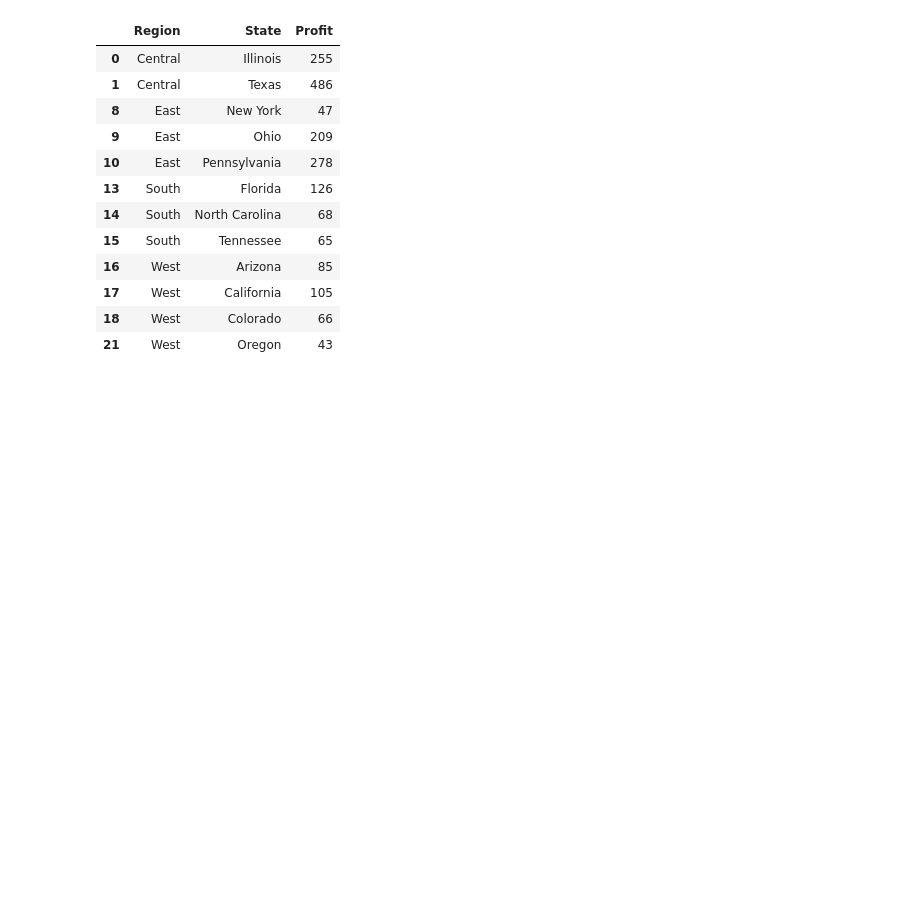
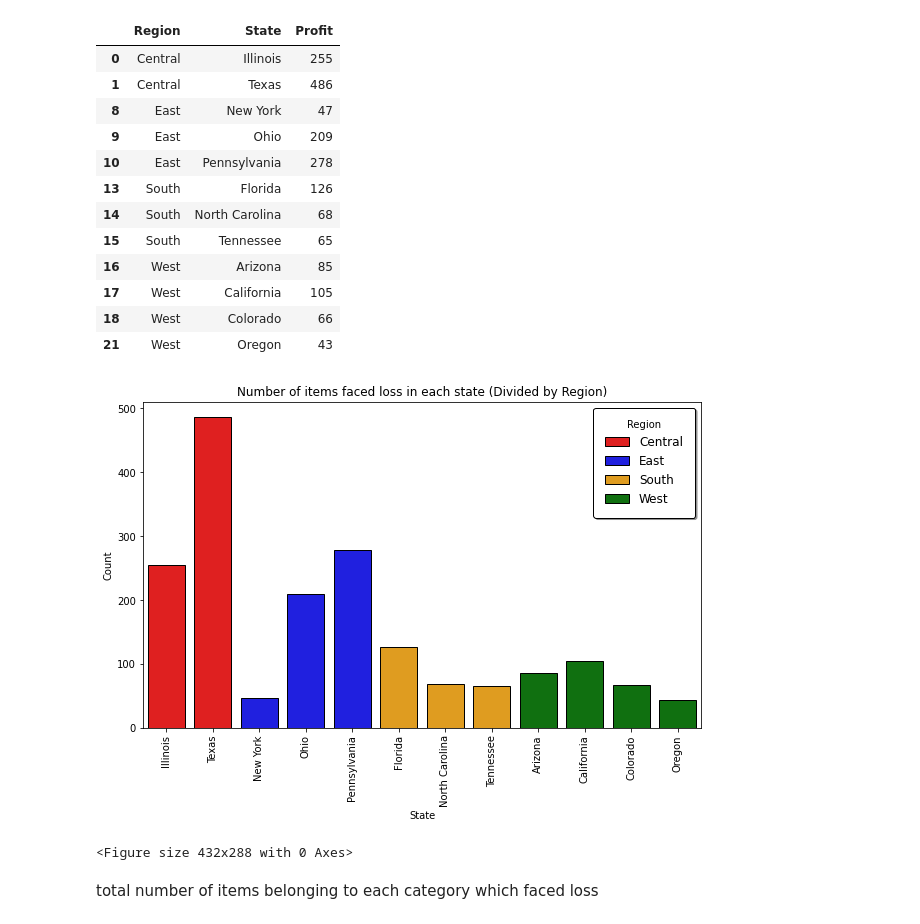
Before and after one commit to nidhivanjare/Exploratory_Data_Analysis, a Jupyter notebook: Data Science - Task3 - Exploratory Data Analysis - Retail/Exploratory_Data_Analysis_Retail_Store.ipynb, the cells around one changed output. Saved outputs shown, nothing was run; the diff lists cells and outputs as text; code cells hidden in the pictures; blank space fills up the shorter version.

```diff
--- a/Data Science - Task3 - Exploratory Data Analysis - Retail/Exploratory_Data_Analysis_Retail_Store.ipynb
+++ b/Data Science - Task3 - Exploratory Data Analysis - Retail/Exploratory_Data_Analysis_Retail_Store.ipynb
@@ -187,9 +186,9 @@ plt.tight_layout()
 # %%
-state1 = database.loc[database.Profit < 0].reset_index(drop=True)
-state2 = database.loc[database.Profit >= 0].reset_index(drop=True)
-database1 = state1.groupby(['Region' , 'State' ] , as_index=False)['Profit'].count()
-database1 = database1[database1.Profit > 40]
-database1
+state_neg2=df.loc[df.Profit < 0].reset_index(drop=True)
+state_pos2=df.loc[df.Profit >= 0].reset_index(drop=True)
+dft=state_neg2.groupby(['Region','State'], as_index=False)['Profit'].count()
+dft=dft[dft.Profit > 40]
+dft
 # %% [output]
 |  | Region | State | Profit |
 | 0 | Central | Illinois | 255 |
@@ -204,3 +203,22 @@ database1
 | 17 | West | California | 105 |
 | 18 | West | Colorado | 66 |
 | 21 | West | Oregon | 43 |
+# %%
+fig,ax = plt.subplots(figsize=(10,6))
+def plot_region(ax):
+    d={'Central':'r','East':'b','South':'orange','West':'g'}
+    dft['color'] = dft['Region'].map(d)
+    sns.barplot(data=dft, x=dft.State, y='Profit', hue='Region', palette=d, dodge=False, edgecolor='black')
+    ax.set_xticklabels(dft['State'],rotation=90)
+    ax.set_title(label="Number of items faced loss in each state (Divided by Region)", loc='center', pad=None)
+    ax.set_ylabel('Count')
+    ax.set_xlabel('State')
+    ax.legend(loc=1, fontsize='large',edgecolor='black', borderpad=1.0, title="Region", shadow=True)
+    plt.show()
+plot_region(ax)
+plt.tight_layout()
+# %% [output]
+[figure, added]
+<Figure size 432x288 with 0 Axes>
+# %% [markdown]
+total number of items belonging to each category which faced loss
```
Also changed, not shown: parts of 29 cells of this notebook.
